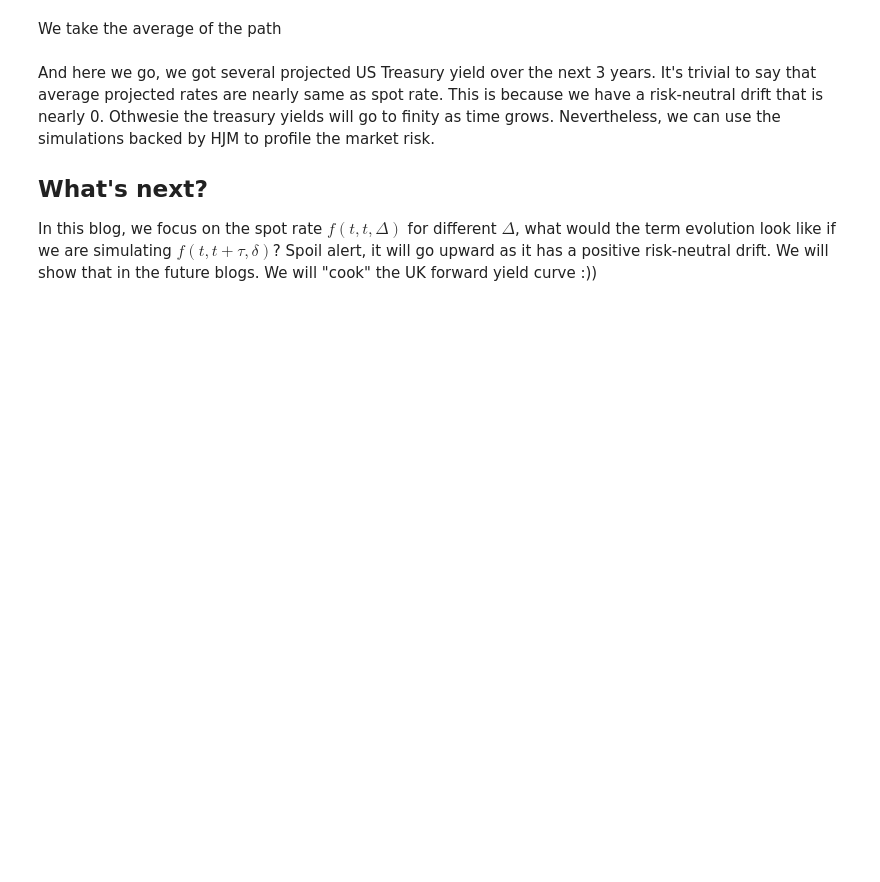
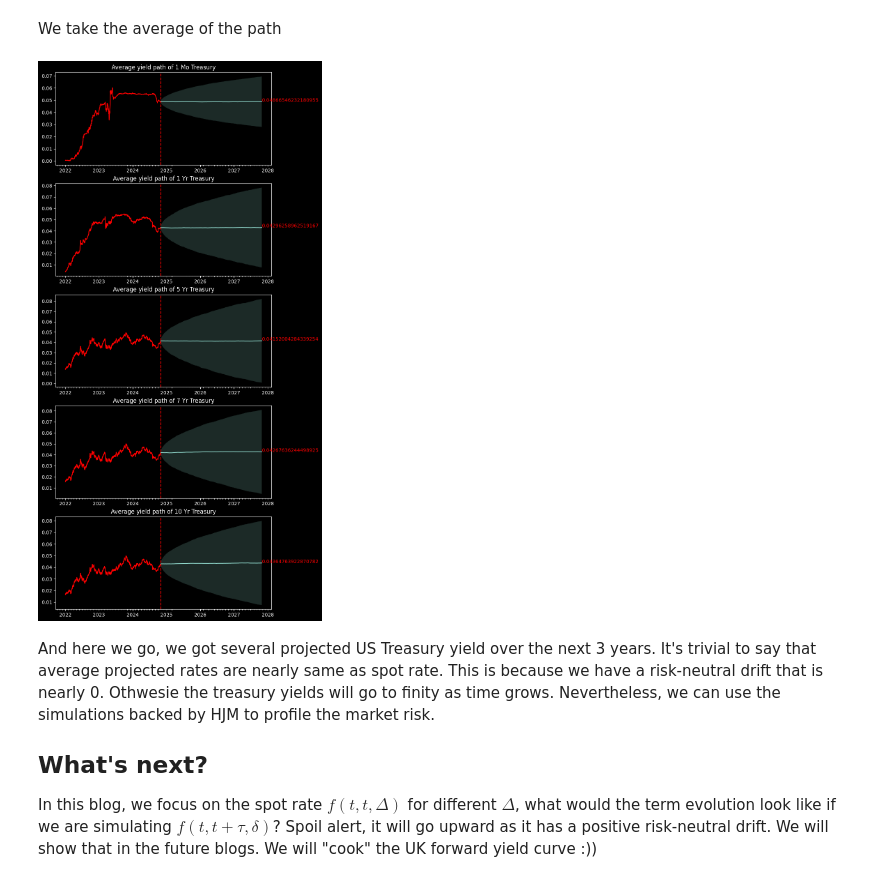
Before and after one commit to bentondecusin/HJM, a Jupyter notebook: hjm_3f_US_treasury.ipynb, the cells around one changed output. Cells and saved outputs as stored; diff of their text form; code cells hidden in the pictures; blank space fills up the shorter version.

```diff
--- a/hjm_3f_US_treasury.ipynb
+++ b/hjm_3f_US_treasury.ipynb
@@ -426,21 +408,20 @@ ConversionError: Failed to convert value(s) to axis units: array(['2022-01-03T00
 We take the average of the path
 # %%
 fig, ax = plt.subplots(len(sim_tenors), 1, figsize=(8,4 * len(sim_tenors)))
-present = np.datetime64(par_yields.index[-1])
-future_timeline = present + np.array([i for i in range(int(fut_horizon/steps))])
-future_timeline = future_timeline.astype(str)
 for i, tenor in enumerate(sim_tenors):
   path_mean = res.mean(axis=0).T[i]
   path_CI = 1.96 * res.std(axis=0).T[i]
   ax[i].xaxis.set_major_locator(mdates.MonthLocator(bymonth=(1)))
   ax[i].xaxis.set_minor_locator(mdates.MonthLocator())
   ax[i].plot(par_yields.index, par_yields[tenor], color='red')
   ax[i].axvline(par_yields.index[-1], color='red', ls='--')
-  ax[i].set_title(f"Average Paths of {tenor}")
+  ax[i].set_title(f"Average yield path of {tenor} Treasury")
   # Display up to 10 path
-  ax[i].plot(future_timeline.astype(str), path_mean)
+  ax[i].plot(future_timeline, path_mean)
   ax[i].fill_between(future_timeline, path_mean - path_CI, path_mean + path_CI, alpha=0.2)
   ax[i].annotate(path_mean[-1], xy=(future_timeline[-1], path_mean[-1]), color='red')
+# %% [output]
+[figure, added]
 # %% [markdown]
 And here we go, we got several projected US Treasury yield over the next 3 years. It's trivial to say that average projected rates are nearly same as spot rate. This is because we have a risk-neutral drift that is nearly 0. Othwesie the treasury yields will go to finity as time grows. Nevertheless, we can use the simulations backed by HJM to profile the market risk.
 ## What's next?
```
Also changed, not shown: parts of 9 cells of this notebook.
